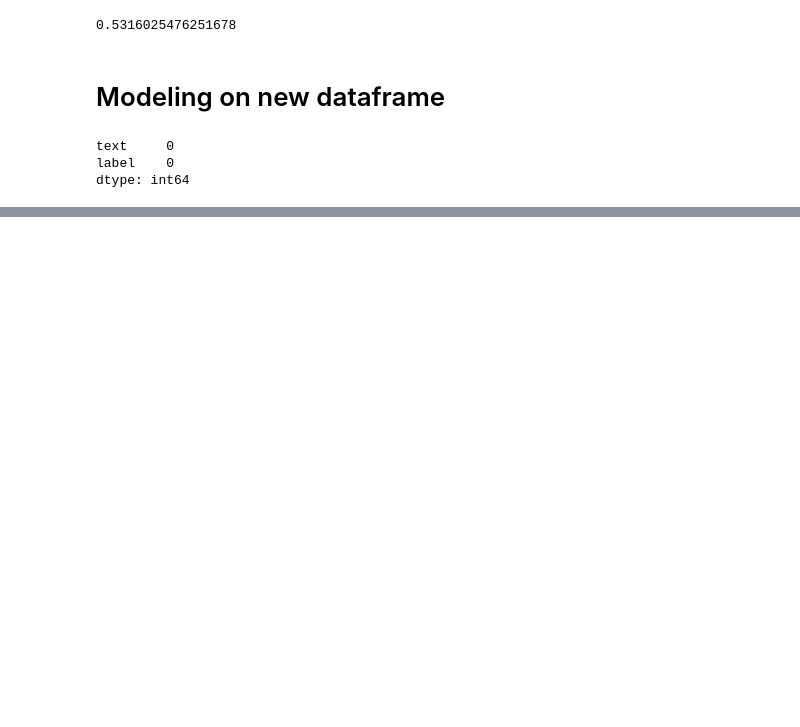
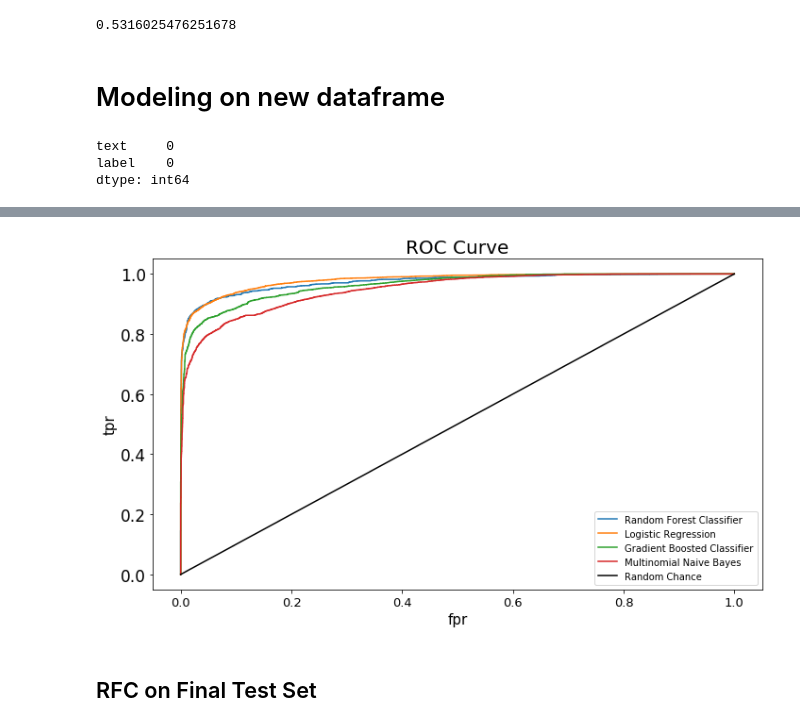
Before and after one commit to benkarlsberg/NLP-Model-Predicting-Fake-News-Probability, a Jupyter notebook: Code.ipynb, the cells around one changed output, grey strips where cells are left out. Saved outputs shown, nothing was run; the diff lists cells and outputs as text; code cells hidden in the pictures; blank space fills up the shorter version.

Commit message:
added roc curve using validation split and added roc curve plot funtion to helpers.py

```diff
--- a/Code.ipynb
+++ b/Code.ipynb
@@ -726,0 +797,12 @@ nb_cross
+# %%
+rfc_val = RandomForestClassifier(criterion='gini', max_depth = 200, n_estimators = 50, max_features = 'auto', oob_score = True, random_state=42).fit(tfidf_X_valtrain, y_valtrain)
+rfc_val_probs = rfc_val.predict_proba(tfidf_X_valtest)
+# %%
+lf_val = LogisticRegression(max_iter = 400, random_state = 42).fit(tfidf_X_valtrain, y_valtrain)
+lf_val_probs = lf_val.predict_proba(tfidf_X_valtest)
+# %%
+gbc_val = GradientBoostingClassifier(random_state = 42).fit(tfidf_X_valtrain, y_valtrain)
+gbc_val_probs = gbc_val.predict_proba(tfidf_X_valtest)
+# %%
+nb_val = MultinomialNB(alpha=0.1).fit(tfidf_X_valtrain, y_valtrain)
+nb_val_probs = nb_val.predict_proba(tfidf_X_valtest)
@@ -727,3 +819,27 @@ nb_cross
+# %%
+fig, ax = plt.subplots(1, figsize=(10,6))
+
+rfc_df = calculate_threshold_values(rfc_val_probs[:,1], y_valtest)
+plot_roc(ax, rfc_df, 'Random Forest Classifier')
+
+lf_df = calculate_threshold_values(lf_val_probs[:,1], y_valtest)
+plot_roc(ax, lf_df, 'Logistic Regression')
+
+gbc_df = calculate_threshold_values(gbc_val_probs[:,1], y_valtest)
+plot_roc(ax, gbc_df, 'Gradient Boosted Classifier')
+
+nb_df = calculate_threshold_values(nb_val_probs[:,1], y_valtest)
+plot_roc(ax, nb_df, 'Multinomial Naive Bayes')
+
+ax.plot([0,1],[0,1], 'k', label="Random Chance")
+
+ax.legend()
+plt.tight_layout()
+# plt.savefig('images/roc.jpg')
+# %% [output]
+[figure, added]
+# %% [markdown]
+## RFC on Final Test Set
 # %%
 # Random Forest Classifier using trial and error parameters, rather than waiting for grid search
 
```
Also changed, not shown: parts of 47 cells of this notebook, 1 other file.
